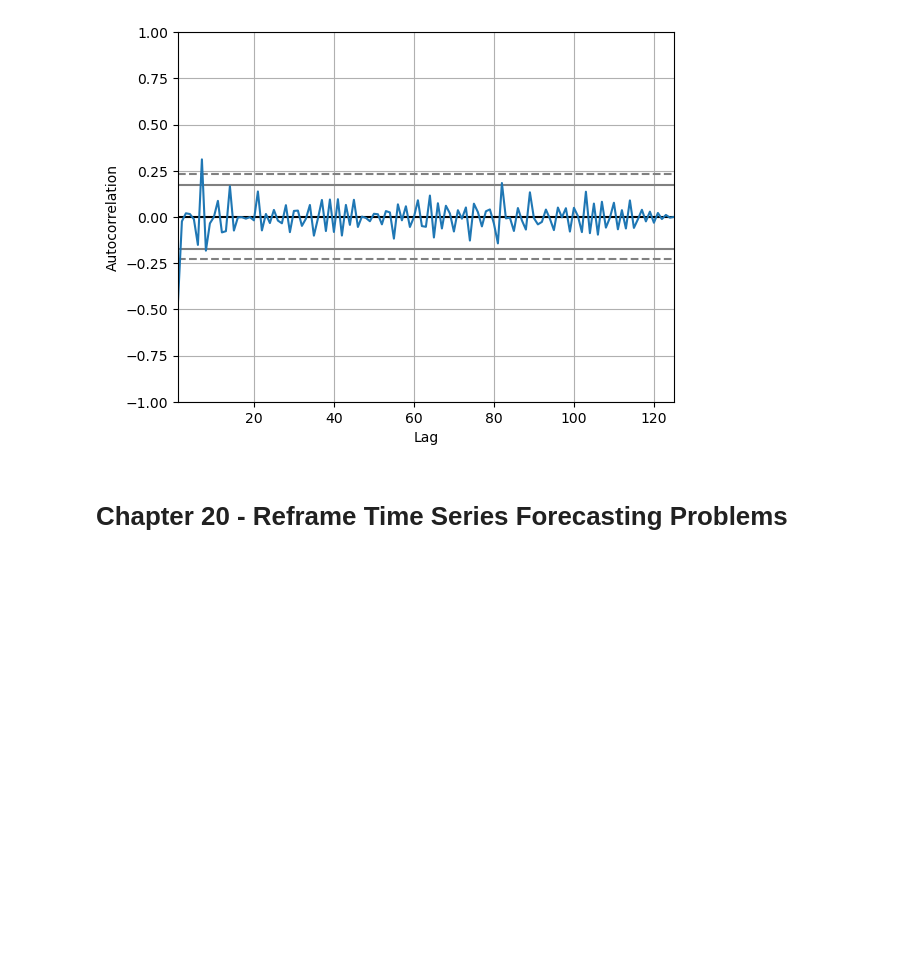
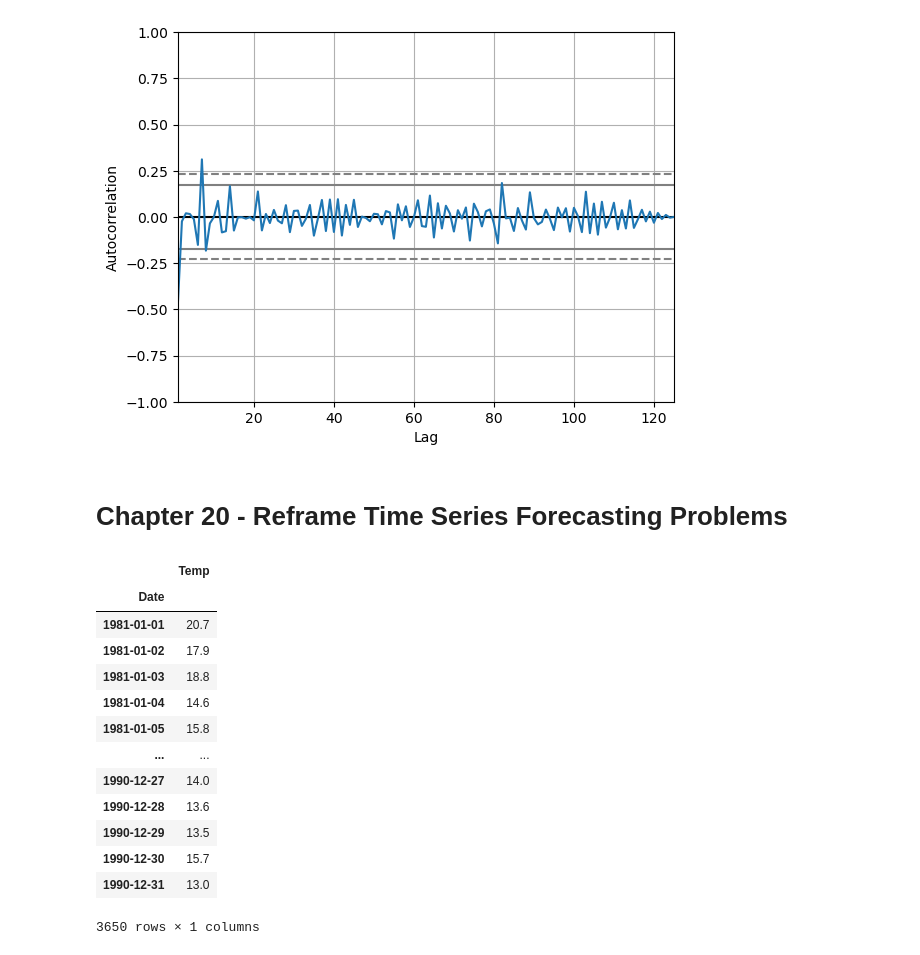
Before and after one commit to LeonardoSMSoares/Economics-Finance-2, a Jupyter notebook: Introduction to TS with Python/ITSP 03 - Evaluation.ipynb, the cells around one changed output. Saved outputs shown, nothing was run; the diff lists cells and outputs as text; code cells hidden in the pictures; blank space fills up the shorter version.

```diff
--- a/Introduction to TS with Python/ITSP 03 - Evaluation.ipynb
+++ b/Introduction to TS with Python/ITSP 03 - Evaluation.ipynb
@@ -401,3 +401,23 @@ plt.show()
 [figure]
 # %% [markdown]
 # Chapter 20 - Reframe Time Series Forecasting Problems
+# %%
+url2 = ('https://raw.githubusercontent.com/jbrownlee/Datasets/refs/heads/master/daily-min-temperatures.csv')
+df2 = pd.read_csv(url2, header=0, index_col=0, parse_dates=True)
+
+df2
+# %% [output]
+|  | Temp |
+| Date |  |
+| 1981-01-01 | 20.7 |
+| 1981-01-02 | 17.9 |
+| 1981-01-03 | 18.8 |
+| 1981-01-04 | 14.6 |
+| 1981-01-05 | 15.8 |
+| ... | ... |
+| 1990-12-27 | 14.0 |
+| 1990-12-28 | 13.6 |
+| 1990-12-29 | 13.5 |
+| 1990-12-30 | 15.7 |
+| 1990-12-31 | 13.0 |
+3650 rows × 1 columns
```
Also changed, not shown: parts of 3 cells of this notebook.
